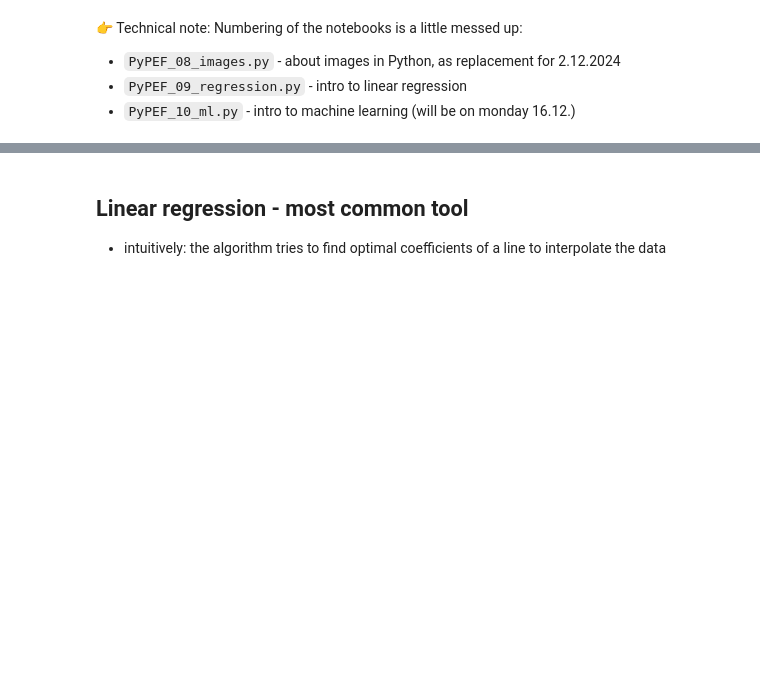
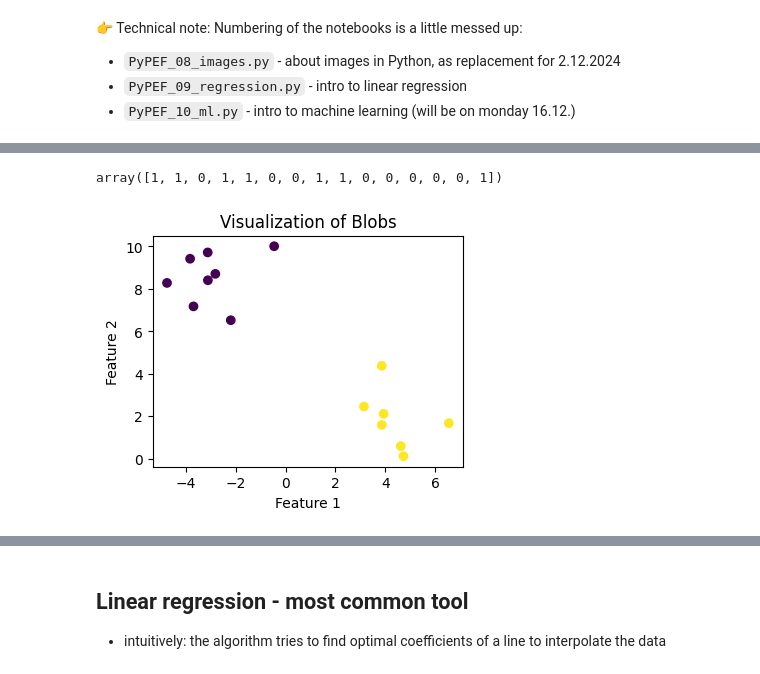
Before and after one commit to aleksejalex/EIEE9E_2024_ZS, a Jupyter notebook: PyPEF_09_regression.ipynb, the cells around one changed output, grey strips where cells are left out. Cells and saved outputs as stored; diff of their text form; code cells hidden in the pictures; blank space fills up the shorter version.

```diff
--- a/PyPEF_09_regression.ipynb
+++ b/PyPEF_09_regression.ipynb
@@ -39,0 +47,6 @@ import seaborn as sns
+# %%
+from sklearn.datasets import make_blobs
+
+# Generate random data using make_blobs
+num_samples = 15
+x, y = make_blobs(n_samples=num_samples, centers=2, cluster_std=1.3, random_state=42)
@@ -39,0 +75,13 @@ import seaborn as sns
+# %%
+y
+# %% [output]
+array([1, 1, 0, 1, 1, 0, 0, 1, 1, 0, 0, 0, 0, 0, 1])
+# %%
+plt.figure(figsize=(4, 3))
+plt.scatter(x[:, 0], x[:, 1], c=y, cmap='viridis', marker='o')
+plt.title('Visualization of Blobs')
+plt.xlabel('Feature 1')
+plt.ylabel('Feature 2')
+plt.show()
+# %% [output]
+[figure, added]
```
Also changed, not shown: parts of 22 cells of this notebook, 1 other file.
